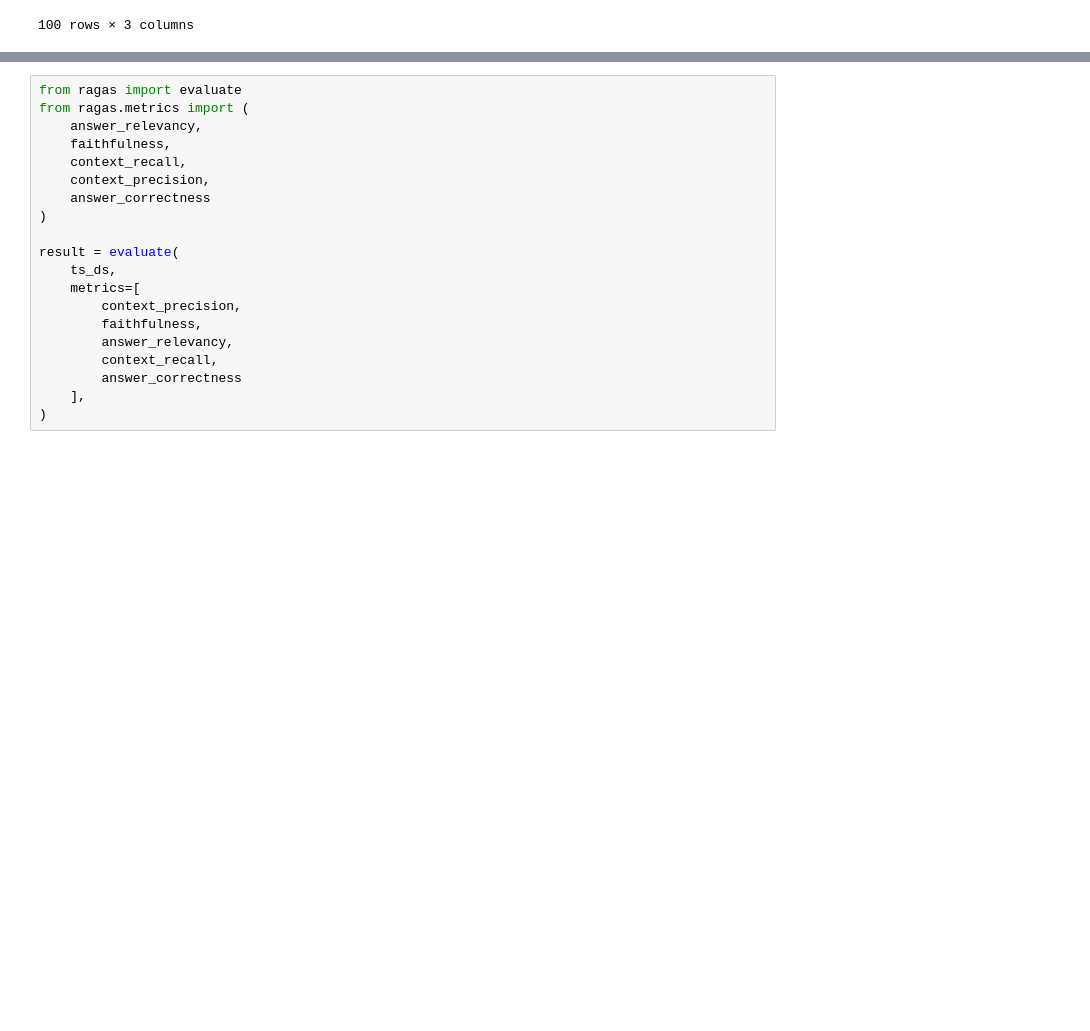
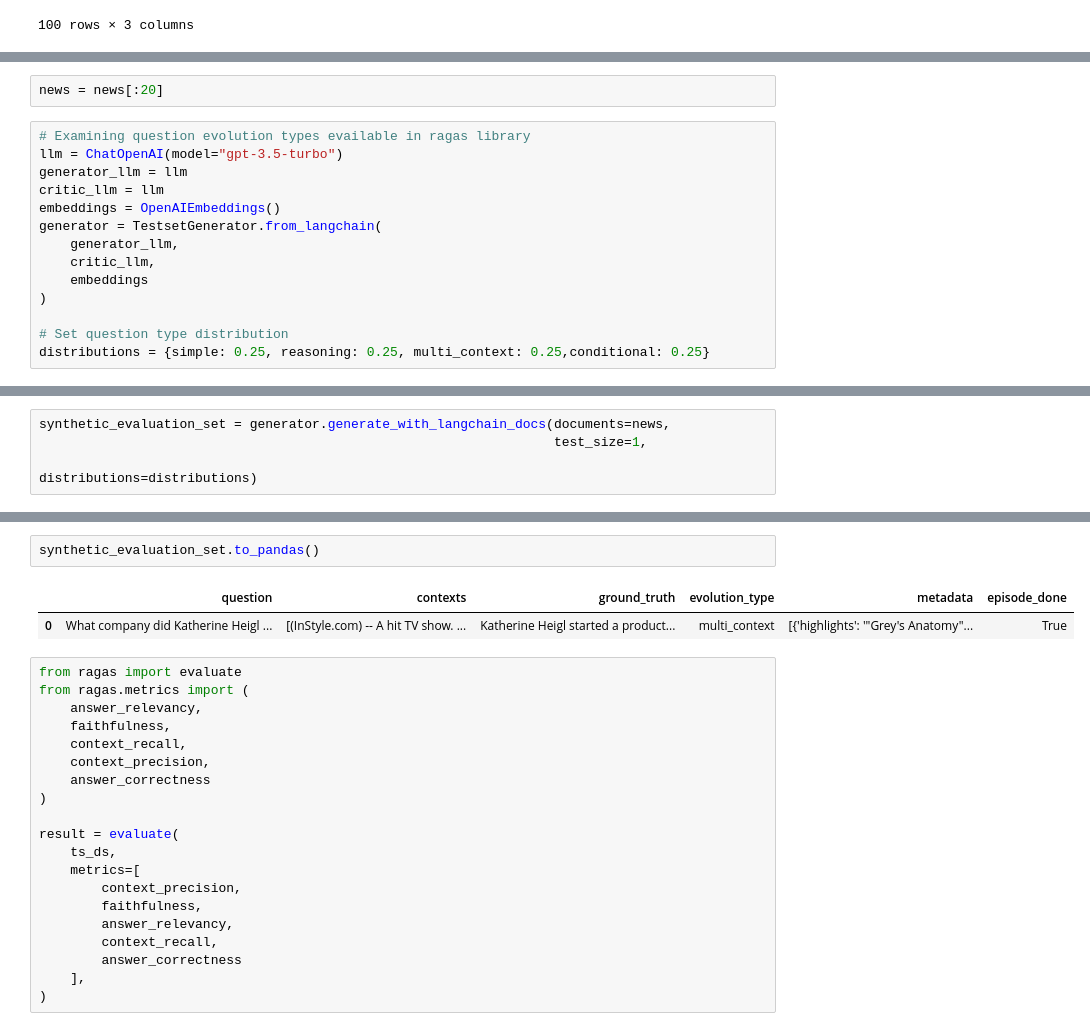
Before and after one commit to gox6/colab-demos, a Jupyter notebook: rags/evaluate-rags-rigorously-or-perish.ipynb, the cells around one changed output, grey strips where cells are left out. Saved outputs shown, nothing was run; the diff lists cells and outputs as text; blank space fills up the shorter version.

```diff
--- a/rags/evaluate-rags-rigorously-or-perish.ipynb
+++ b/rags/evaluate-rags-rigorously-or-perish.ipynb
@@ -141,0 +177,16 @@ ts_ds = ts_ds.add_column("answer", ts_ds["ground_truth"])
+# %%
+news = news[:20]
+# %%
+# Examining question evolution types evailable in ragas library
+llm = ChatOpenAI(model="gpt-3.5-turbo")
+generator_llm = llm
+critic_llm = llm
+embeddings = OpenAIEmbeddings()
+generator = TestsetGenerator.from_langchain(
+    generator_llm,
+    critic_llm,
+    embeddings
+)
+
+# Set question type distribution
+distributions = {simple: 0.25, reasoning: 0.25, multi_context: 0.25,conditional: 0.25}
@@ -141,0 +201,4 @@ ts_ds = ts_ds.add_column("answer", ts_ds["ground_truth"])
+# %%
+synthetic_evaluation_set = generator.generate_with_langchain_docs(documents=news,
+                                                                  test_size=1,
+                                                                  distributions=distributions)
@@ -142,3 +207,8 @@ ts_ds = ts_ds.add_column("answer", ts_ds["ground_truth"])
+# %%
+synthetic_evaluation_set.to_pandas()
+# %% [output]
+|  | question | contexts | ground_truth | evolution_type | metadata | episode_done |
+| 0 | What company did Katherine Heigl ... | [(InStyle.com) -- A hit TV show. ... | Katherine Heigl started a product... | multi_context | [{'highlights': '"Grey's Anatomy"... | True |
 # %%
 from ragas import evaluate
 from ragas.metrics import (
```
Also changed, not shown: parts of 11 cells of this notebook.
